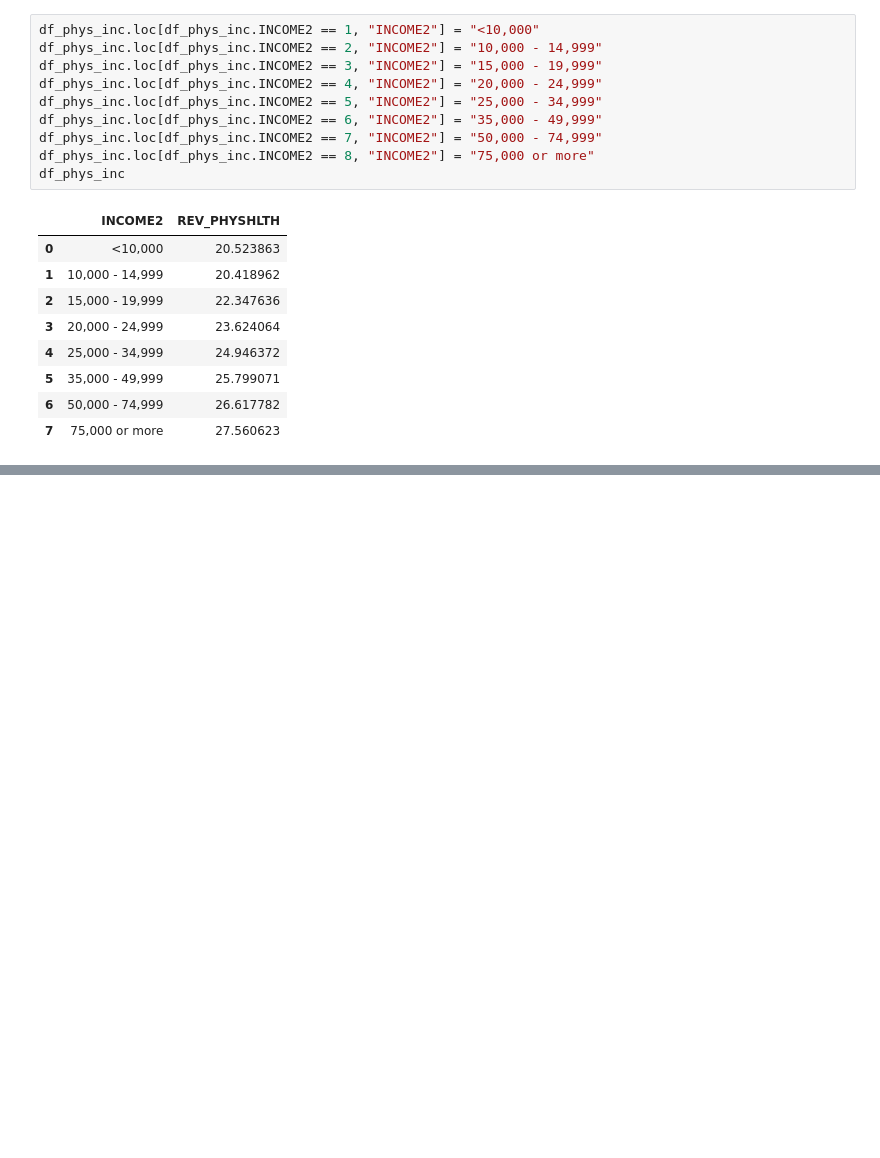
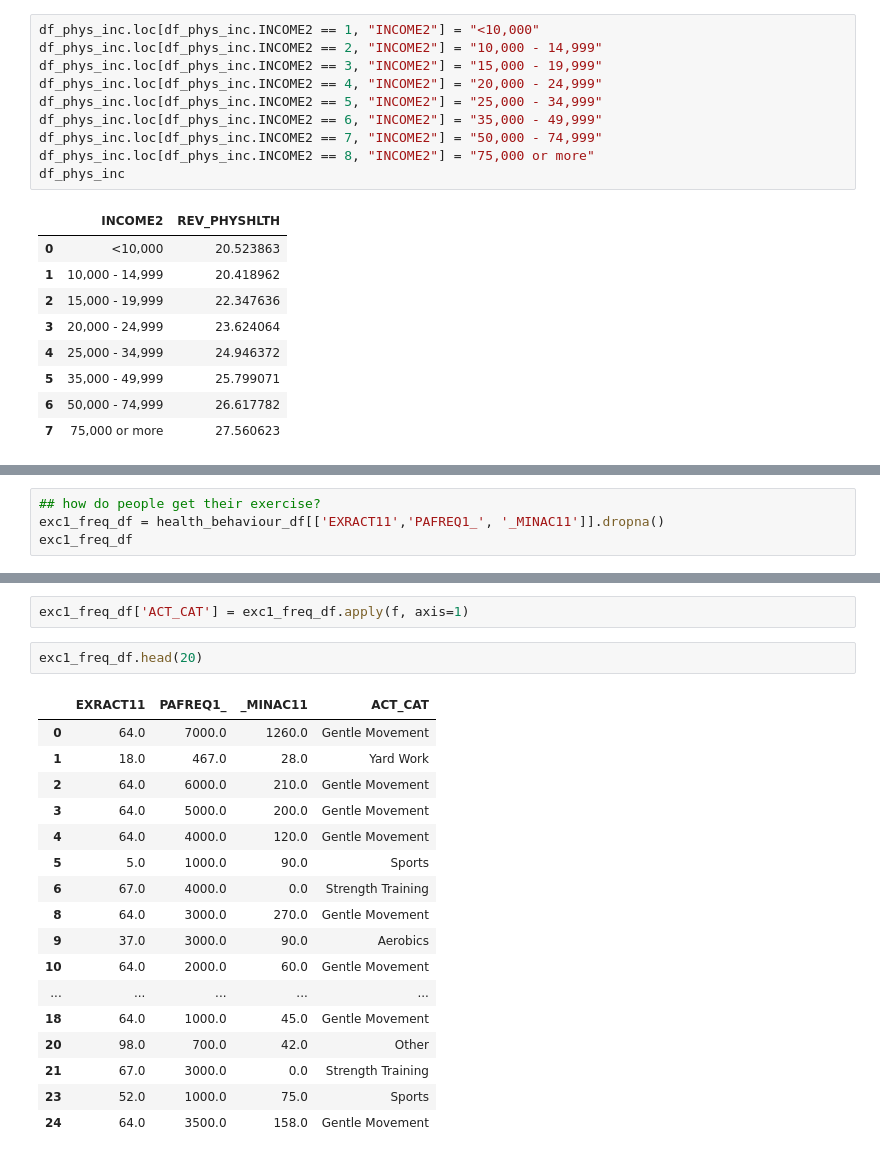
Before and after one commit to EMarksCyr/Final_Project_Health_Outcome_Prediction, a Jupyter notebook: analysis/data_exploration_bar_area.ipynb, the cells around one changed output, grey strips where cells are left out. Saved outputs shown, nothing was run; the diff lists cells and outputs as text; blank space fills up the shorter version.

```diff
--- a/analysis/data_exploration_bar_area.ipynb
+++ b/analysis/data_exploration_bar_area.ipynb
@@ -894,0 +1242,4 @@ fig.update_layout(title='Health Across Household Income as Measured by Percieved
+# %%
+## how do people get their exercise?
+exc1_freq_df = health_behaviour_df[['EXRACT11','PAFREQ1_', '_MINAC11']].dropna()
+exc1_freq_df
@@ -894,0 +1415,22 @@ fig.update_layout(title='Health Across Household Income as Measured by Percieved
+# %%
+exc1_freq_df['ACT_CAT'] = exc1_freq_df.apply(f, axis=1)
+# %%
+exc1_freq_df.head(20)
+# %% [output]
+|  | EXRACT11 | PAFREQ1_ | _MINAC11 | ACT_CAT |
+| 0 | 64.0 | 7000.0 | 1260.0 | Gentle Movement |
+| 1 | 18.0 | 467.0 | 28.0 | Yard Work |
+| 2 | 64.0 | 6000.0 | 210.0 | Gentle Movement |
+| 3 | 64.0 | 5000.0 | 200.0 | Gentle Movement |
+| 4 | 64.0 | 4000.0 | 120.0 | Gentle Movement |
+| 5 | 5.0 | 1000.0 | 90.0 | Sports |
+| 6 | 67.0 | 4000.0 | 0.0 | Strength Training |
+| 8 | 64.0 | 3000.0 | 270.0 | Gentle Movement |
+| 9 | 37.0 | 3000.0 | 90.0 | Aerobics |
+| 10 | 64.0 | 2000.0 | 60.0 | Gentle Movement |
+| ... | ... | ... | ... | ... |
+| 18 | 64.0 | 1000.0 | 45.0 | Gentle Movement |
+| 20 | 98.0 | 700.0 | 42.0 | Other |
+| 21 | 67.0 | 3000.0 | 0.0 | Strength Training |
+| 23 | 52.0 | 1000.0 | 75.0 | Sports |
+| 24 | 64.0 | 3500.0 | 158.0 | Gentle Movement |
```
Also changed, not shown: parts of 42 cells of this notebook, 2 other files.
